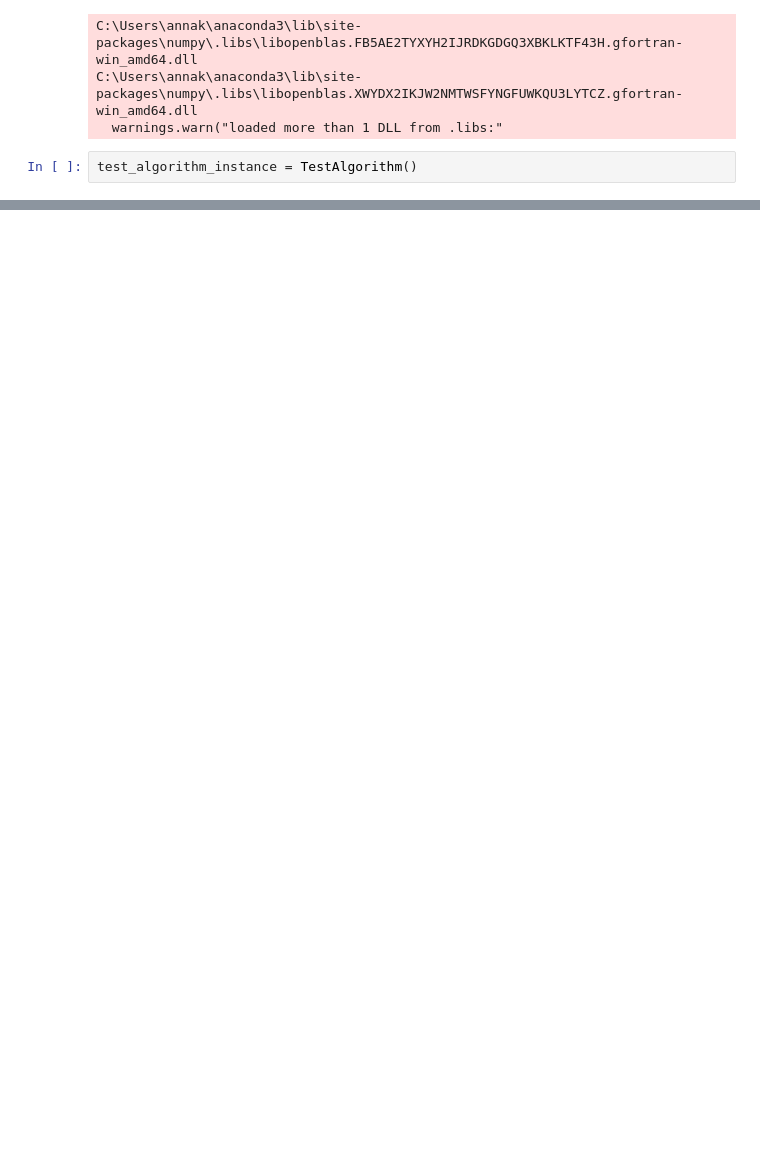
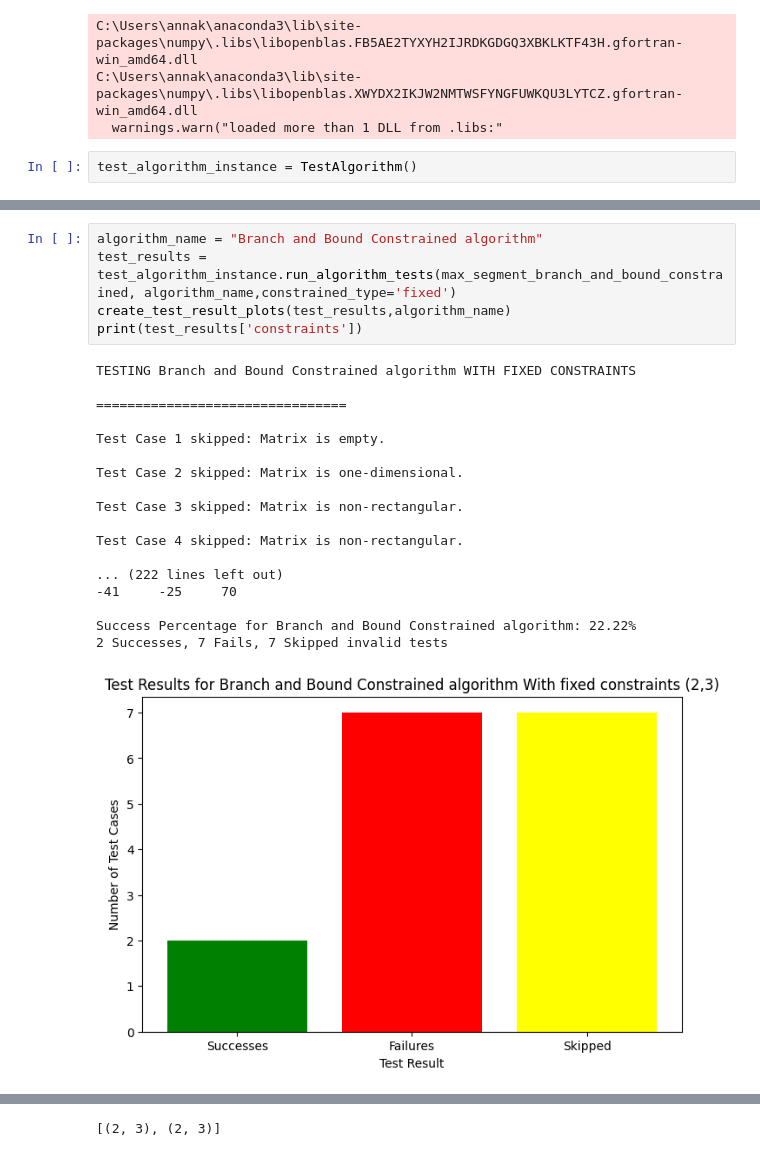
Before and after one commit to Amrithya/Advanced-Algorithm-Project-2023-2024, a Jupyter notebook: main_anna.ipynb, the cells around one changed output, grey strips where cells are left out. Cells and saved outputs as stored; diff of their text form; blank space fills up the shorter version.

```diff
--- a/main_anna.ipynb
+++ b/main_anna.ipynb
@@ -35,0 +66,24 @@ print(success)
+# %%
+algorithm_name = "Branch and Bound Constrained algorithm"
+test_results = test_algorithm_instance.run_algorithm_tests(max_segment_branch_and_bound_constrained, algorithm_name,constrained_type='fixed')
+create_test_result_plots(test_results,algorithm_name)
+print(test_results['constraints'])
+# %% [output]
+TESTING Branch and Bound Constrained algorithm WITH FIXED CONSTRAINTS
+
+================================
+
+Test Case 1 skipped: Matrix is empty.
+
+Test Case 2 skipped: Matrix is one-dimensional.
+
+Test Case 3 skipped: Matrix is non-rectangular.
+
+Test Case 4 skipped: Matrix is non-rectangular.
+
+... (222 lines left out)
+-41     -25     70
+
+Success Percentage for Branch and Bound Constrained algorithm: 22.22%
+2 Successes, 7 Fails, 7 Skipped invalid tests
+[figure, added]
@@ -35,0 +92 @@ print(success)
+[(2, 3), (2, 3)]
```
Also changed, not shown: parts of 4 cells of this notebook.
